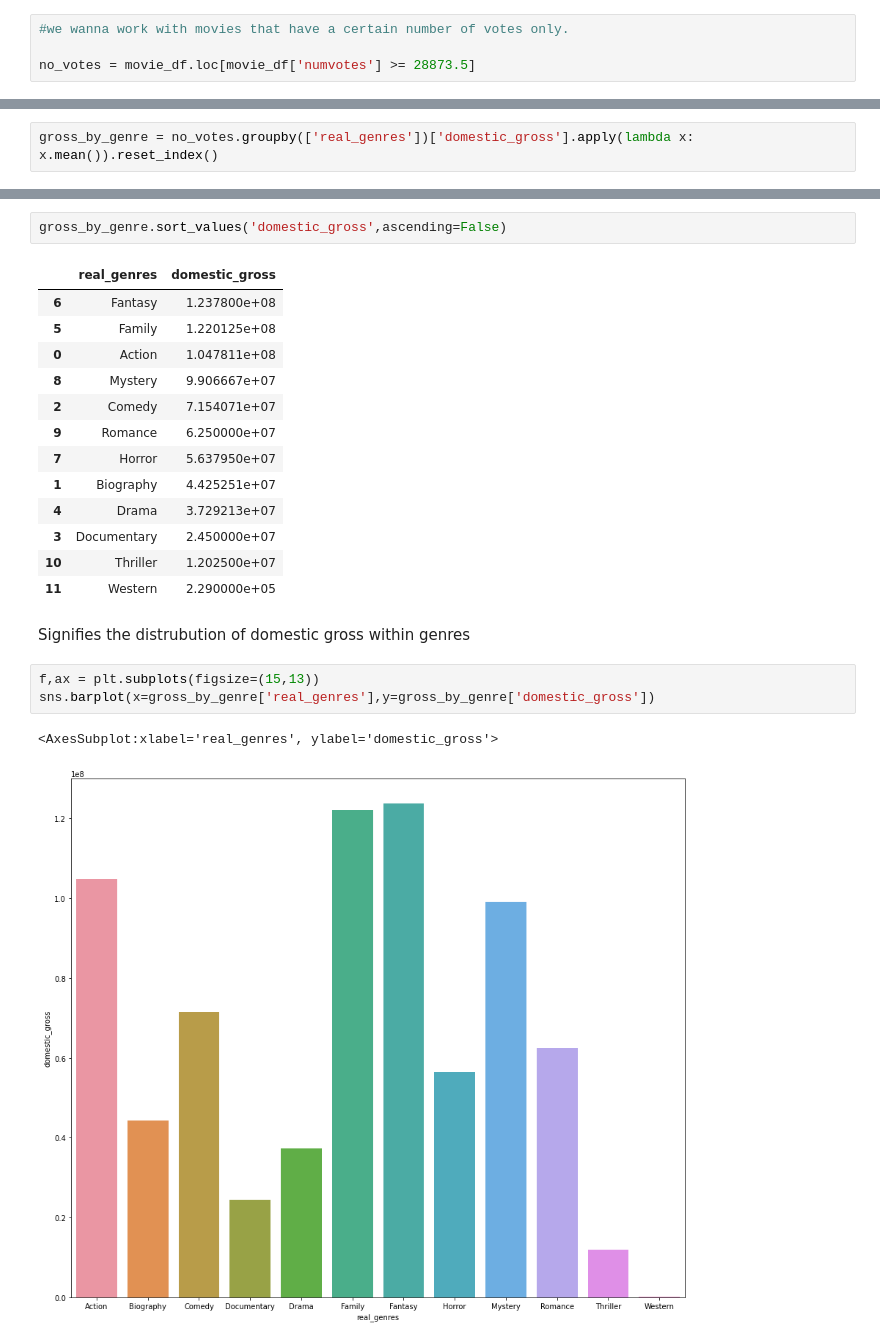
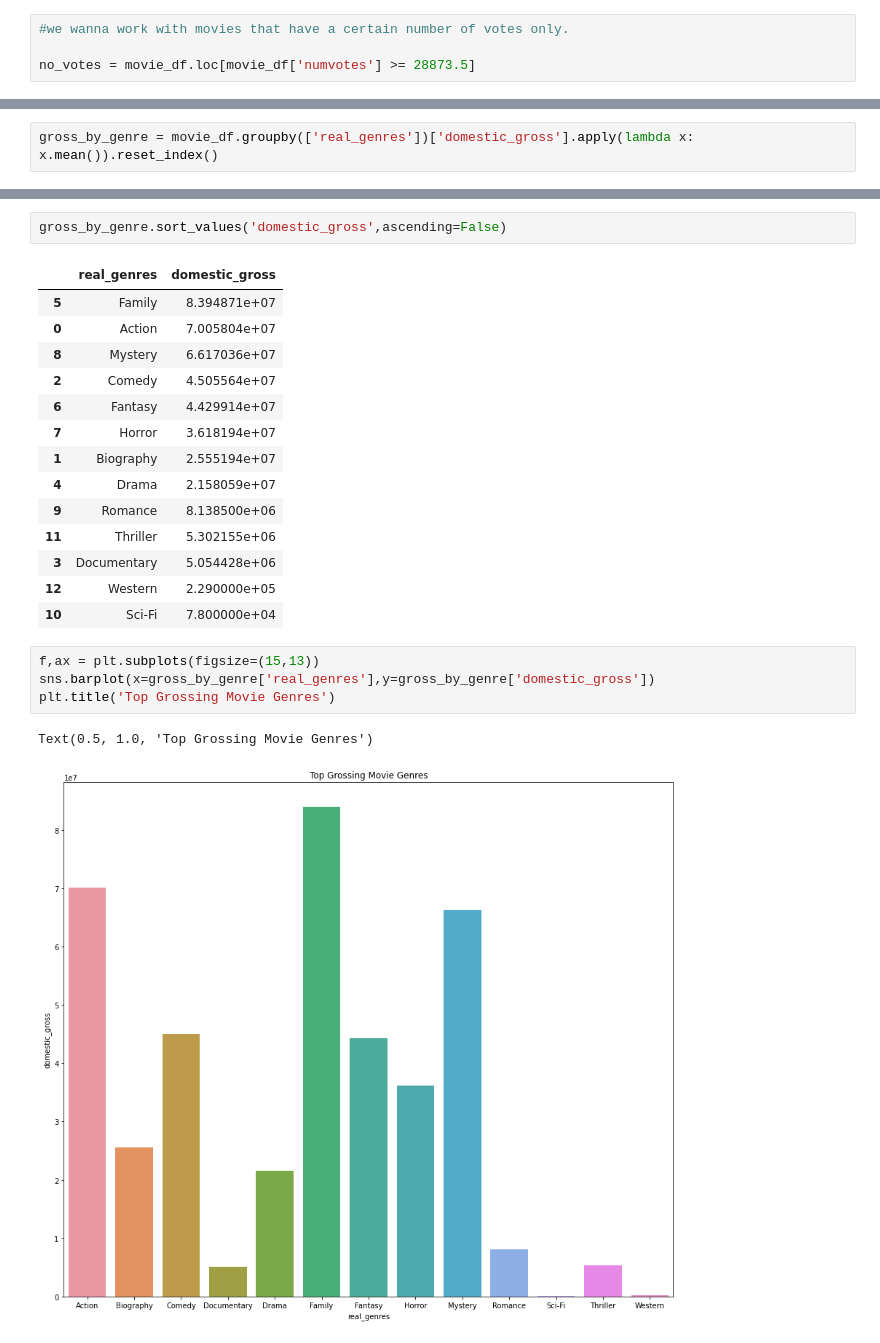
Before and after one commit to jalen253/Movie_Studio_Reccomendation_Pt_2, a Jupyter notebook: MovieTimeInformation/Phase_1_Movie_Time Information.ipynb, the cells around one changed output, grey strips where cells are left out. Cells and saved outputs as stored; diff of their text form.

```diff
--- a/MovieTimeInformation/Phase_1_Movie_Time Information.ipynb
+++ b/MovieTimeInformation/Phase_1_Movie_Time Information.ipynb
@@ -363,2 +340,2 @@ Action_votes.sum()
 # %%
-gross_by_genre = no_votes.groupby(['real_genres'])['domestic_gross'].apply(lambda x: x.mean()).reset_index()
+gross_by_genre = movie_df.groupby(['real_genres'])['domestic_gross'].apply(lambda x: x.mean()).reset_index()
@@ -399,23 +343,23 @@ Action
 gross_by_genre.sort_values('domestic_gross',ascending=False)
 # %% [output]
 |  | real_genres | domestic_gross |
-| 6 | Fantasy | 1.237800e+08 |
-| 5 | Family | 1.220125e+08 |
-| 0 | Action | 1.047811e+08 |
-| 8 | Mystery | 9.906667e+07 |
-| 2 | Comedy | 7.154071e+07 |
-| 9 | Romance | 6.250000e+07 |
-| 7 | Horror | 5.637950e+07 |
-| 1 | Biography | 4.425251e+07 |
-| 4 | Drama | 3.729213e+07 |
-| 3 | Documentary | 2.450000e+07 |
-| 10 | Thriller | 1.202500e+07 |
-| 11 | Western | 2.290000e+05 |
+| 5 | Family | 8.394871e+07 |
+| 0 | Action | 7.005804e+07 |
+| 8 | Mystery | 6.617036e+07 |
+| 2 | Comedy | 4.505564e+07 |
+| 6 | Fantasy | 4.429914e+07 |
+| 7 | Horror | 3.618194e+07 |
+| 1 | Biography | 2.555194e+07 |
+| 4 | Drama | 2.158059e+07 |
+| 9 | Romance | 8.138500e+06 |
+| 11 | Thriller | 5.302155e+06 |
+| 3 | Documentary | 5.054428e+06 |
+| 12 | Western | 2.290000e+05 |
+| 10 | Sci-Fi | 7.800000e+04 |
-# %% [markdown]
-Signifies the distrubution of domestic gross within genres
 # %%
 f,ax = plt.subplots(figsize=(15,13))
 sns.barplot(x=gross_by_genre['real_genres'],y=gross_by_genre['domestic_gross'])
+plt.title('Top Grossing Movie Genres')
 # %% [output]
-<AxesSubplot:xlabel='real_genres', ylabel='domestic_gross'>
+Text(0.5, 1.0, 'Top Grossing Movie Genres')
-[figure, old version]
+[figure, new version]
```
Also changed, not shown: parts of 29 cells of this notebook, 1 other file.
